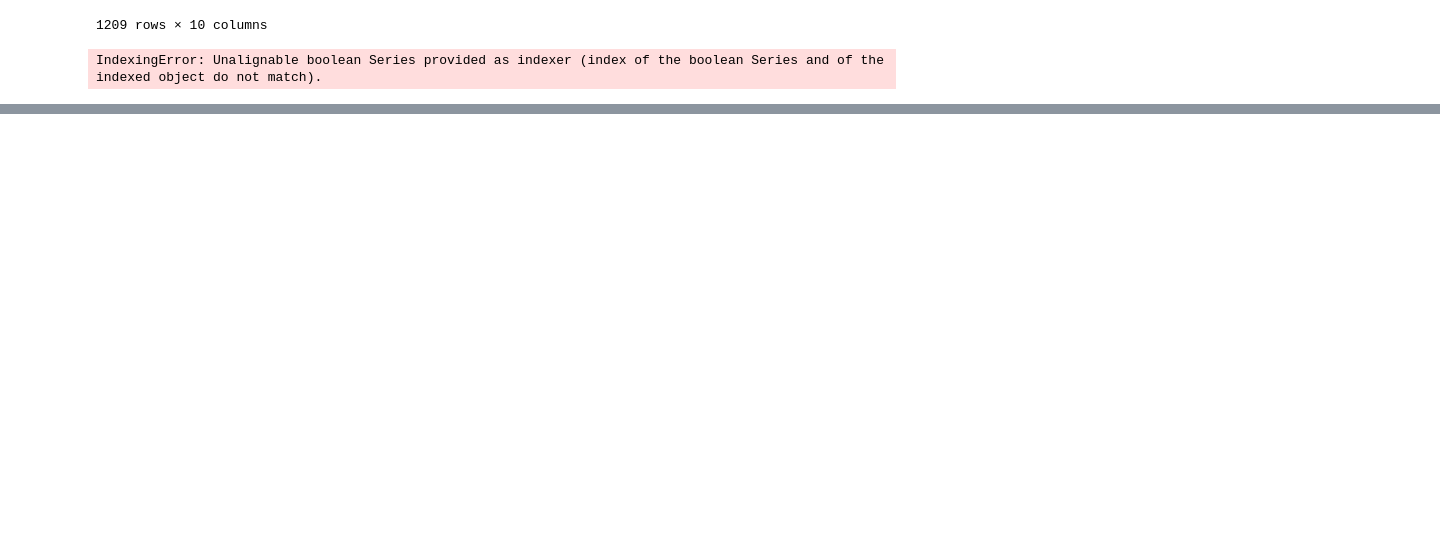
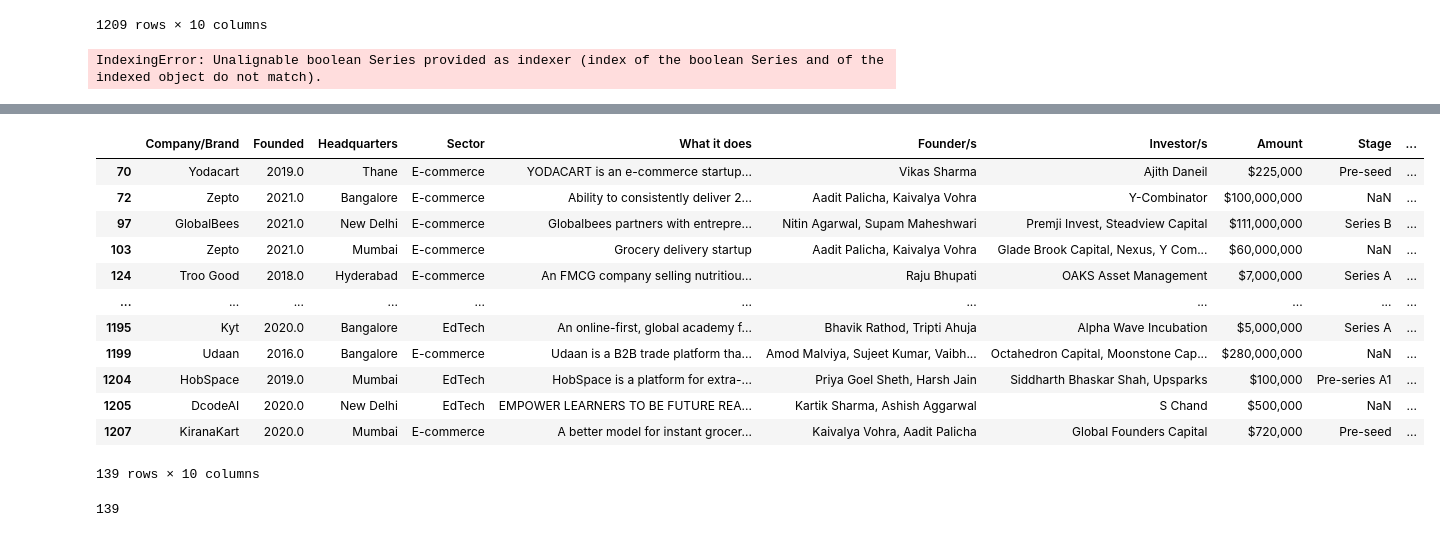
Before and after one commit to ankittrajj/WD_DA_10am_11april, a Jupyter notebook: Pandas_part3.ipynb, the cells around one changed output, grey strips where cells are left out. Cells and saved outputs as stored; diff of their text form; code cells hidden in the pictures; blank space fills up the shorter version.

```diff
--- a/Pandas_part3.ipynb
+++ b/Pandas_part3.ipynb
@@ -185,0 +203,2 @@ df2
+# %%
+sector= df[(df['Sector']=='EdTech')  |  (df['Sector']=='E-commerce') | (df['Headquarters']=='Mumbai')]
@@ -185,0 +220,20 @@ df2
+# %%
+sector
+# %% [output]
+|  | Company/Brand | Founded | Headquarters | Sector | What it does | Founder/s | Investor/s | Amount | Stage | ... |
+| 70 | Yodacart | 2019.0 | Thane | E-commerce | YODACART is an e-commerce startup... | Vikas Sharma | Ajith Daneil | $225,000 | Pre-seed | ... |
+| 72 | Zepto | 2021.0 | Bangalore | E-commerce | Ability to consistently deliver 2... | Aadit Palicha, Kaivalya Vohra | Y-Combinator | $100,000,000 | NaN | ... |
+| 97 | GlobalBees | 2021.0 | New Delhi | E-commerce | Globalbees partners with entrepre... | Nitin Agarwal, Supam Maheshwari | Premji Invest, Steadview Capital | $111,000,000 | Series B | ... |
+| 103 | Zepto | 2021.0 | Mumbai | E-commerce | Grocery delivery startup | Aadit Palicha, Kaivalya Vohra | Glade Brook Capital, Nexus, Y Com... | $60,000,000 | NaN | ... |
+| 124 | Troo Good | 2018.0 | Hyderabad | E-commerce | An FMCG company selling nutritiou... | Raju Bhupati | OAKS Asset Management | $7,000,000 | Series A | ... |
+| ... | ... | ... | ... | ... | ... | ... | ... | ... | ... | ... |
+| 1195 | Kyt | 2020.0 | Bangalore | EdTech | An online-first, global academy f... | Bhavik Rathod, Tripti Ahuja | Alpha Wave Incubation | $5,000,000 | Series A | ... |
+| 1199 | Udaan | 2016.0 | Bangalore | E-commerce | Udaan is a B2B trade platform tha... | Amod Malviya, Sujeet Kumar, Vaibh... | Octahedron Capital, Moonstone Cap... | $280,000,000 | NaN | ... |
+| 1204 | HobSpace | 2019.0 | Mumbai | EdTech | HobSpace is a platform for extra-... | Priya Goel Sheth, Harsh Jain | Siddharth Bhaskar Shah, Upsparks | $100,000 | Pre-series A1 | ... |
+| 1205 | DcodeAI | 2020.0 | New Delhi | EdTech | EMPOWER LEARNERS TO BE FUTURE REA... | Kartik Sharma, Ashish Aggarwal | S Chand | $500,000 | NaN | ... |
+| 1207 | KiranaKart | 2020.0 | Mumbai | E-commerce | A better model for instant grocer... | Kaivalya Vohra, Aadit Palicha | Global Founders Capital | $720,000 | Pre-seed | ... |
+139 rows × 10 columns
+# %%
+sector.shape[0]
+# %% [output]
+139
```
Also changed, not shown: parts of 29 cells of this notebook.
